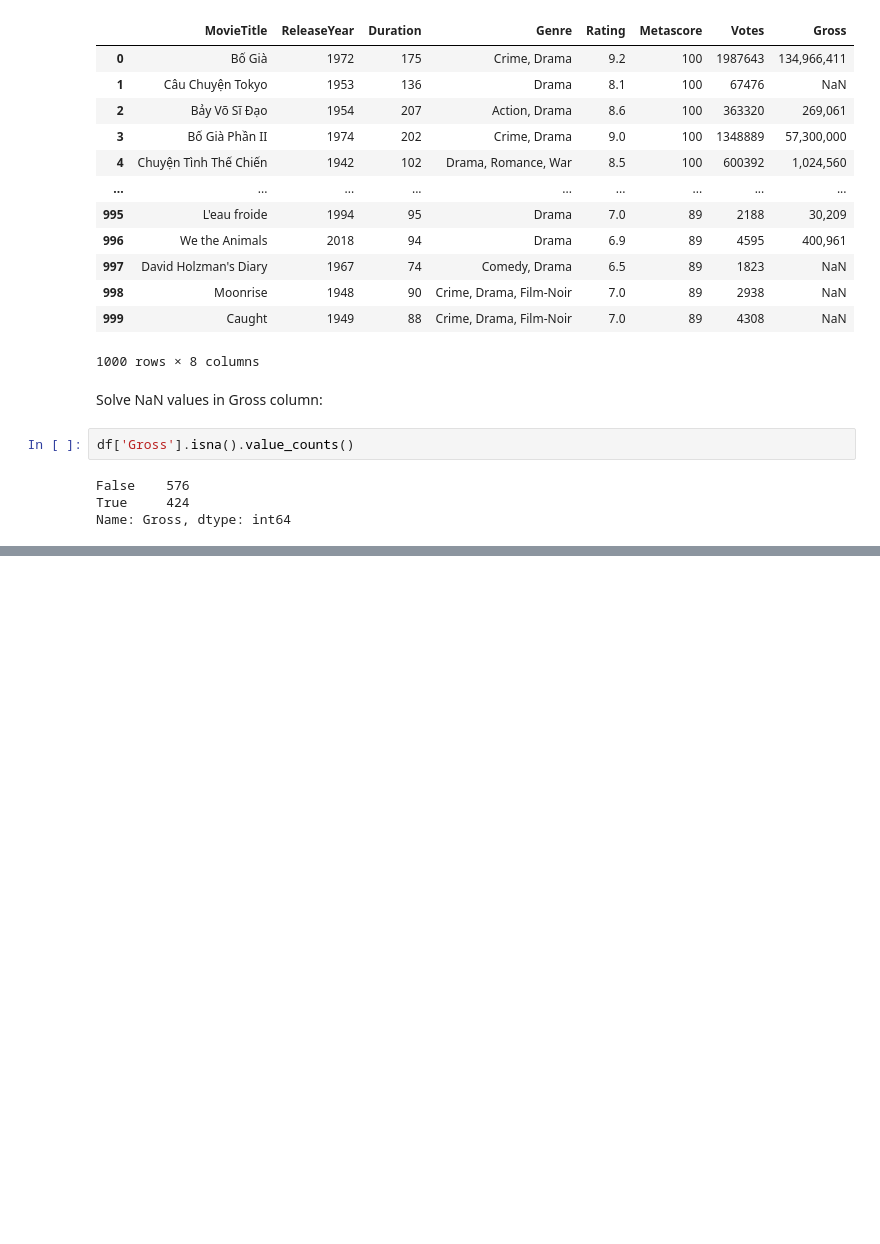
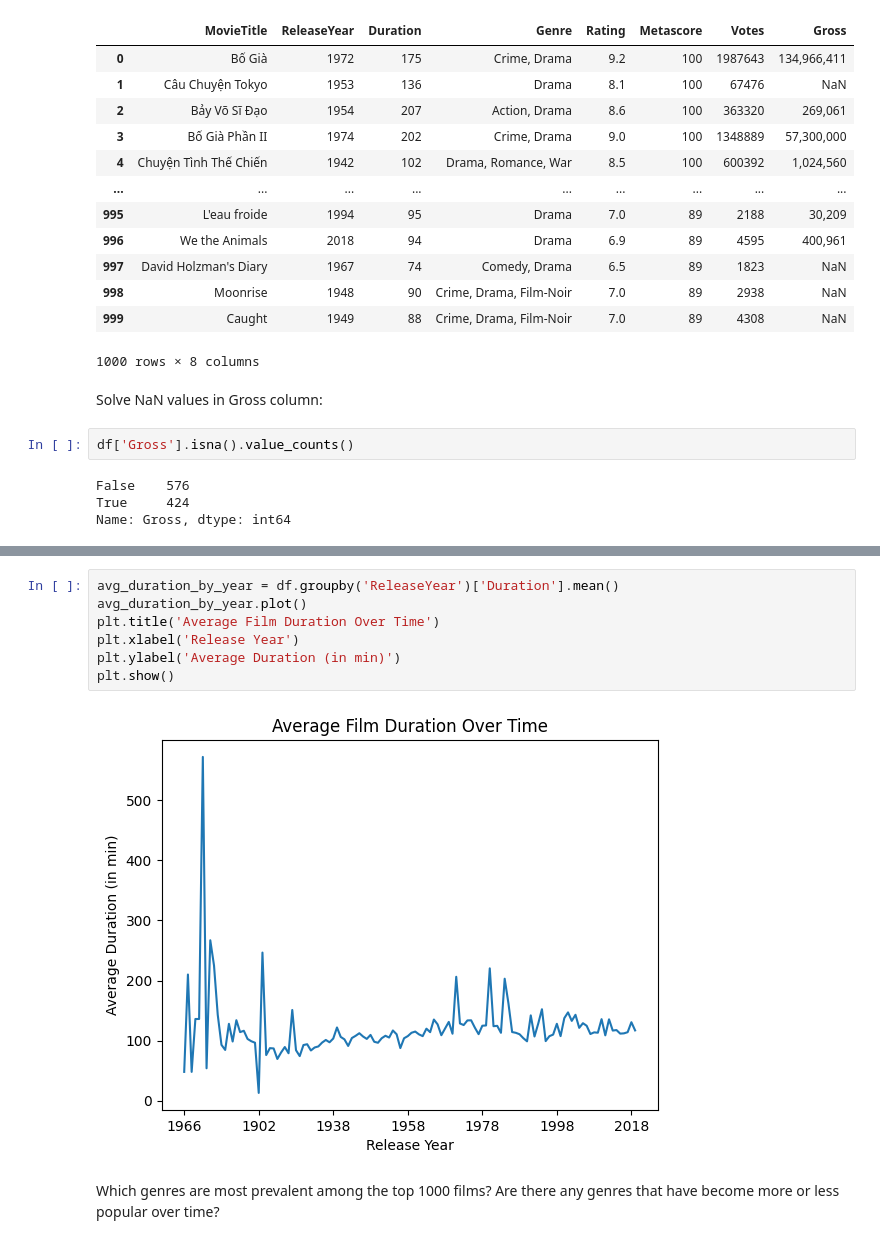
Before and after one commit to luongkhanhphuong2412/Movie_Recommedation_System, a Jupyter notebook: movie_analysis.ipynb, the cells around one changed output, grey strips where cells are left out. Cells and saved outputs as stored; diff of their text form; blank space fills up the shorter version.

```diff
--- a/movie_analysis.ipynb
+++ b/movie_analysis.ipynb
@@ -220,0 +258,11 @@ df
+# %%
+avg_duration_by_year = df.groupby('ReleaseYear')['Duration'].mean()
+avg_duration_by_year.plot()
+plt.title('Average Film Duration Over Time')
+plt.xlabel('Release Year')
+plt.ylabel('Average Duration (in min)')
+plt.show()
+# %% [output]
+[figure, added]
+# %% [markdown]
+Which genres are most prevalent among the top 1000 films? Are there any genres that have become more or less popular over time?
```
Also changed, not shown: parts of 9 cells of this notebook.
